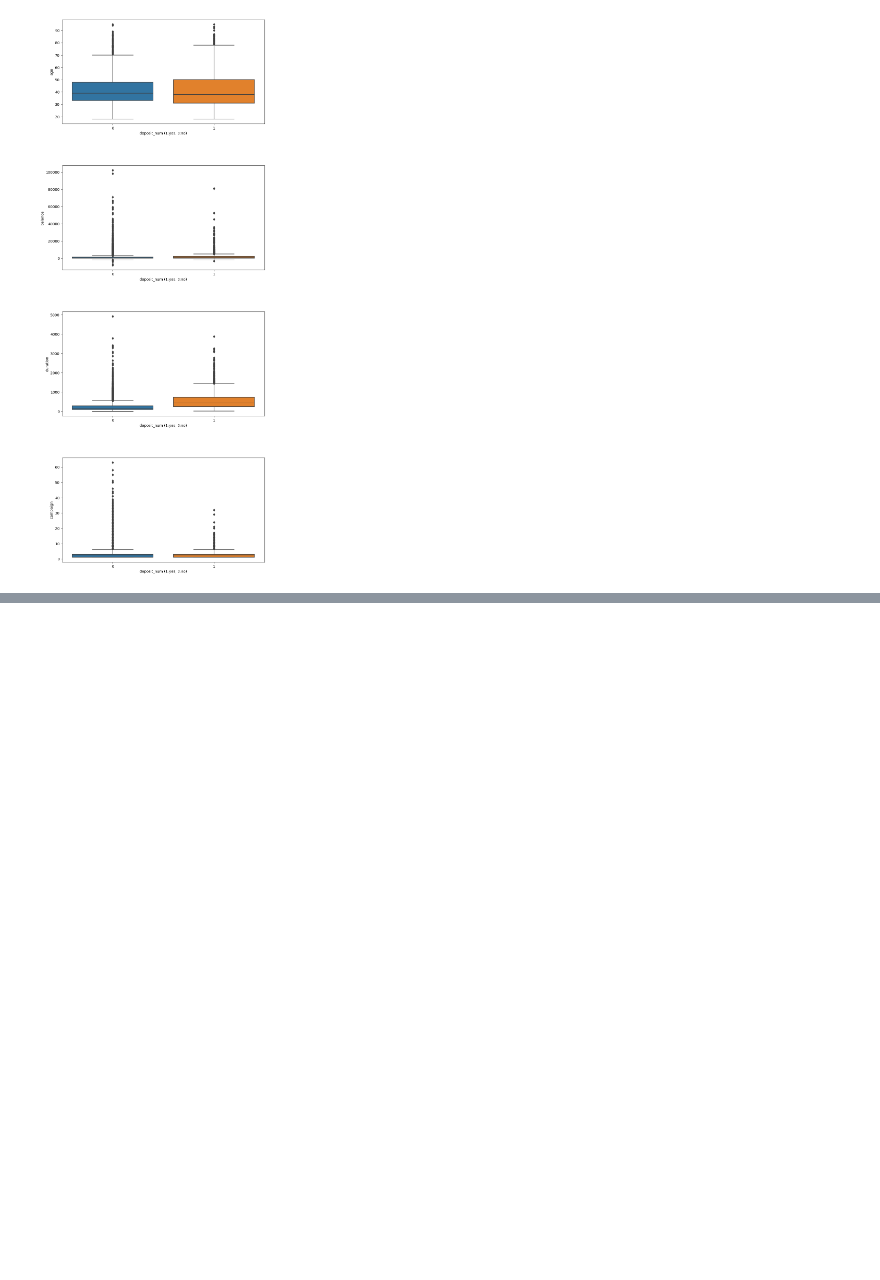
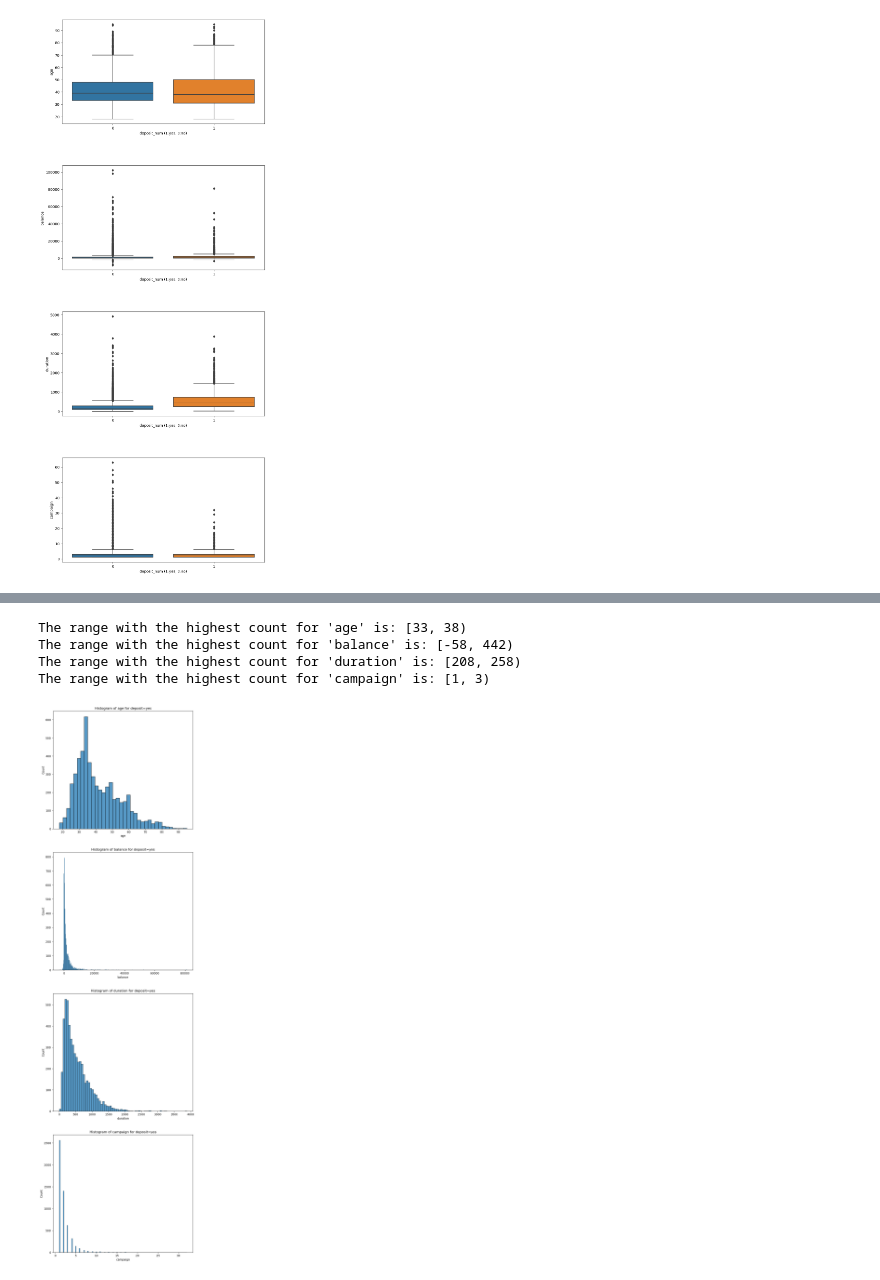
Before and after one commit to WeijunCheah/Team_5_MiniProject, a Jupyter notebook: EDA.ipynb, the cells around one changed output, grey strips where cells are left out. Cells and saved outputs as stored; diff of their text form; code cells hidden in the pictures; blank space fills up the shorter version.

```diff
--- a/EDA.ipynb
+++ b/EDA.ipynb
@@ -131,5 +168,8 @@ bankdata
 # %%
-numcols = pd.DataFrame(bankdata[['age','balance','duration','campaign',]])
+#plotting the boxplots for numerical variables
+#comparing between success deposit and unsuccess deposit
+
+numcols = pd.DataFrame(bankdata[['age','balance','duration','campaign']])
 f, axes = plt.subplots(4, 1, figsize=(10,27))
 count=0
 for var in numcols:
@@ -145,0 +191,12 @@ For the variable 'duration', the average duration of last contact for customers
+# %%
+#finding the minimum and maximum values for each numerical columns
+
+numcols = pd.DataFrame(bankdata[['age','balance','duration','campaign','deposit_num']])
+deposit_data = numcols[numcols['deposit_num']==1]
+min_values = deposit_data.min()
+max_values = deposit_data.max()
+print("Minimun value: ")
+print(min_values)
+print()
+print("Maximum value: ")
+print(max_values)
@@ -145,0 +219,26 @@ For the variable 'duration', the average duration of last contact for customers
+# %%
+#plotting the histogram for each numerical variables
+#finding the intervals which have the highest count for each numerical columns
+
+numcols = pd.DataFrame(bankdata[['age','balance','duration','campaign']])
+bin_intervals = {
+    'age': range(18, 95, 5),
+    'balance': range(-3058, 81204, 500),
+    'duration': range(8, 3881, 50),
+    'campaign': range(1, 32, 2)
+}
+f, axes = plt.subplots(4, 1, figsize=(9,35))
+count = 0
+for var in numcols:
+    sb.histplot(data = deposit_data[var], ax=axes[count])
+    axes[count].set_title(f'Histogram of {var} for deposit=yes')
+    bin_labels = pd.cut(deposit_data[var], bins=bin_intervals[var], right=False)
+    mode_interval = bin_labels.mode().iloc[0]
+    print(f"The range with the highest count for '{var}' is:", mode_interval)
+    count+=1
+# %% [output]
+The range with the highest count for 'age' is: [33, 38)
+The range with the highest count for 'balance' is: [-58, 442)
+The range with the highest count for 'duration' is: [208, 258)
+The range with the highest count for 'campaign' is: [1, 3)
+[figure, added]
```
Also changed, not shown: parts of 18 cells of this notebook.
